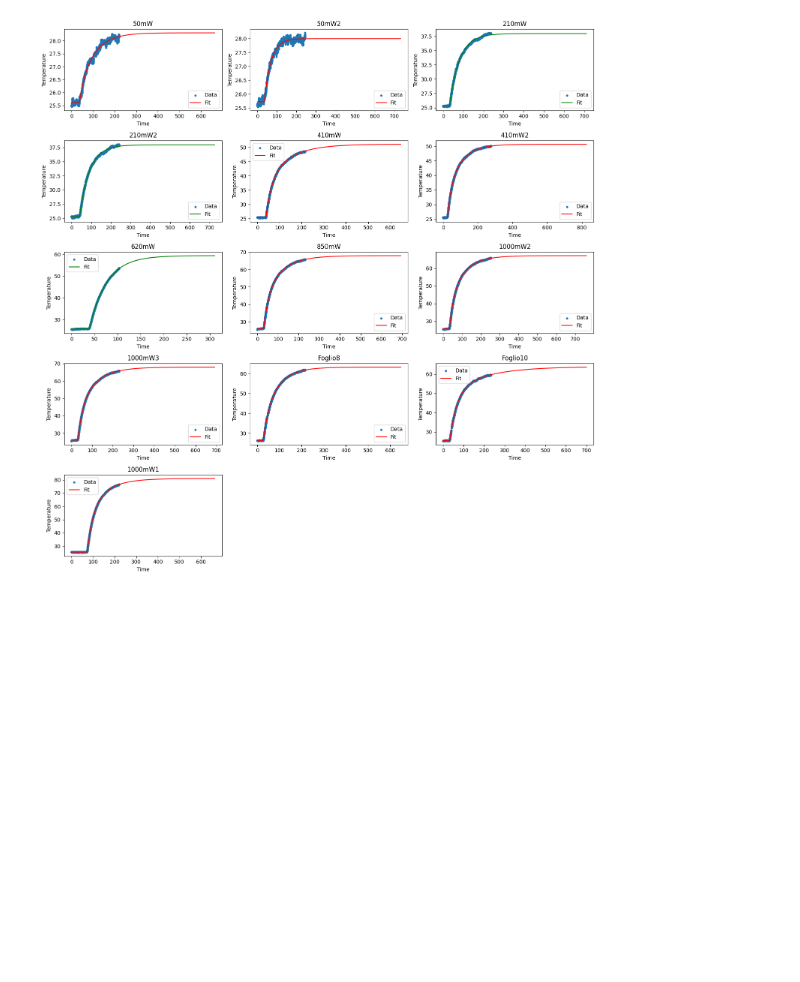
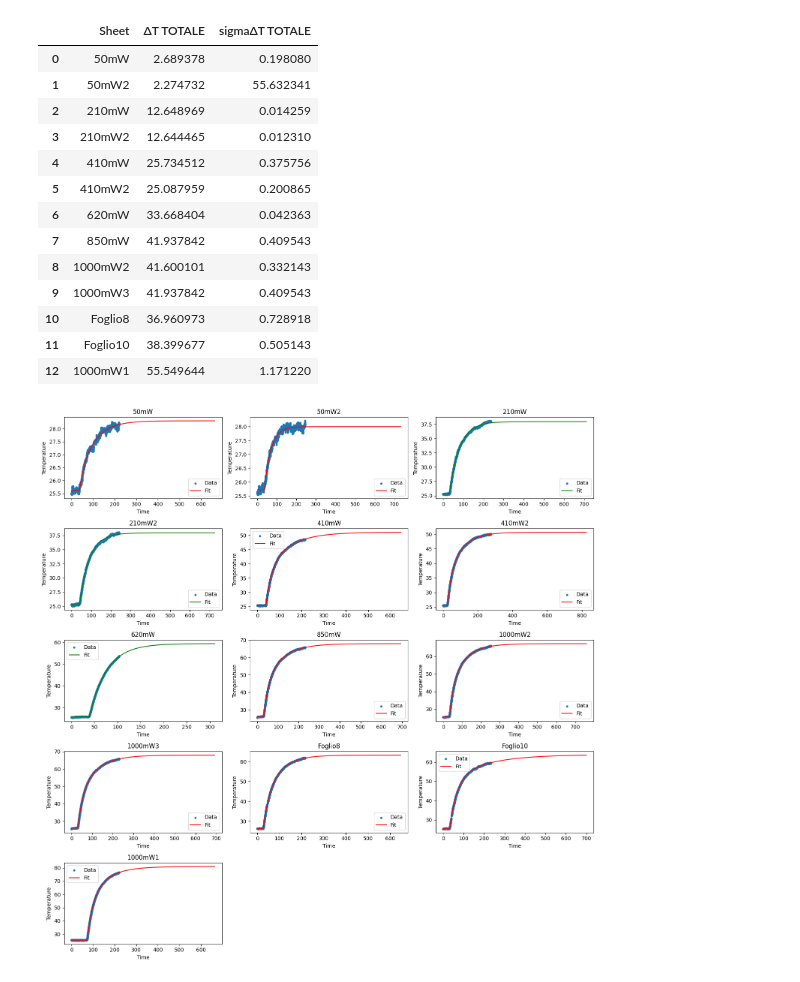
Before and after one commit to CarminatiGiovanni/LaboratorioBiofisica, a Jupyter notebook: TERMOCAMERA/full_termocamera_fit.ipynb, the cells around one changed output. Drawn from its saved outputs; the diff is of its cells as text; code cells hidden in the pictures; blank space fills up the shorter version.

```diff
--- a/TERMOCAMERA/full_termocamera_fit.ipynb
+++ b/TERMOCAMERA/full_termocamera_fit.ipynb
@@ -101,6 +101,23 @@ display(results_df)
 | 10 | Foglio8 | 36.960973 | 0.728918 | 26.306682 | 27.120710 | 12.787185 | 24.952982 | 0.006509 | 0.022433 | 0.535194 | ... |
 | 11 | Foglio10 | 38.399677 | 0.505143 | 25.456203 | 31.924156 | 25.194913 | 35.580518 | 0.007286 | 0.027479 | 0.491885 | ... |
 | 12 | 1000mW1 | 55.549644 | 1.171220 | 25.451435 | 72.321787 | 29.515685 | 27.270674 | 0.004008 | 0.013482 | 0.913877 | ... |
+# %%
+display(results_df[['Sheet', 'ΔT TOTALE', 'sigmaΔT TOTALE']])
+# %% [output]
+|  | Sheet | ΔT TOTALE | sigmaΔT TOTALE |
+| 0 | 50mW | 2.689378 | 0.198080 |
+| 1 | 50mW2 | 2.274732 | 55.632341 |
+| 2 | 210mW | 12.648969 | 0.014259 |
+| 3 | 210mW2 | 12.644465 | 0.012310 |
+| 4 | 410mW | 25.734512 | 0.375756 |
+| 5 | 410mW2 | 25.087959 | 0.200865 |
+| 6 | 620mW | 33.668404 | 0.042363 |
+| 7 | 850mW | 41.937842 | 0.409543 |
+| 8 | 1000mW2 | 41.600101 | 0.332143 |
+| 9 | 1000mW3 | 41.937842 | 0.409543 |
+| 10 | Foglio8 | 36.960973 | 0.728918 |
+| 11 | Foglio10 | 38.399677 | 0.505143 |
+| 12 | 1000mW1 | 55.549644 | 1.171220 |
 # %%
 # Plot all the fits
 plt.figure(figsize=(15, 15))  # Adjusted figure size for a 5x3 grid
```
Also changed, not shown: 2 other files.
